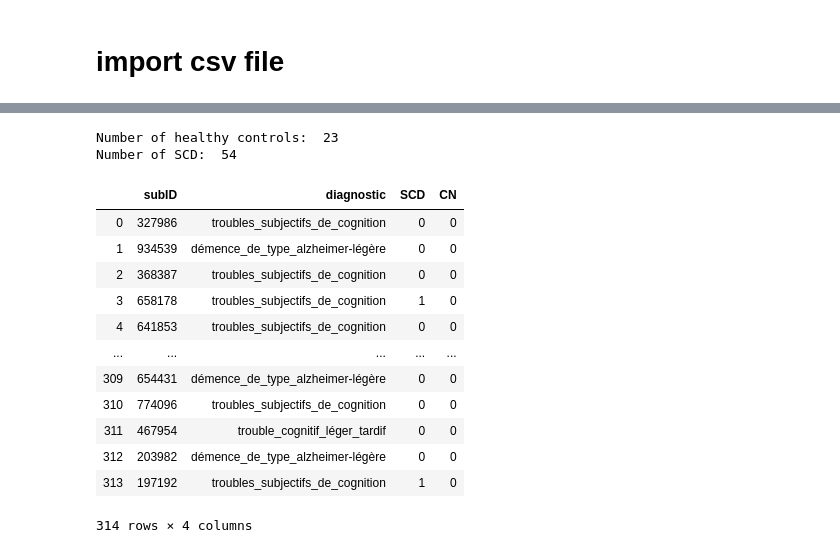
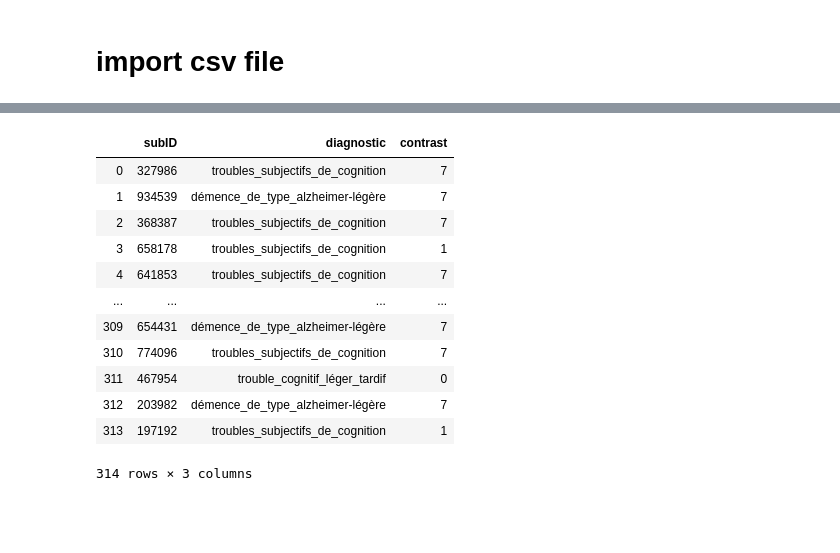
Before and after one commit to SIMEXP/hyperconnectivity_SCI, a Jupyter notebook: second_level_nistats.ipynb, the cells around one changed output, grey strips where cells are left out. Cells and saved outputs as stored; diff of their text form; code cells hidden in the pictures; blank space fills up the shorter version.

```diff
--- a/second_level_nistats.ipynb
+++ b/second_level_nistats.ipynb
@@ -49,36 +53,35 @@ cimaq_diagnostic
 | 313 | 197192 | troubles_subjectifs_de_cognition |
 314 rows × 2 columns
 # %%
-cimaq_diagnostic["SCD"] = 0
-cimaq_diagnostic["CN"] = 0
+
+cimaq_diagnostic["contrast"] = 7
 subjectID_set = set([sub.split("sub")[1].split("_")[0] for sub in nets_rmaps["CER"]])
 for i,r in cimaq_diagnostic.iterrows():
 
     if(str(r["subID"]) in subjectID_set):
+
         if(r["diagnostic"] == "troubles_subjectifs_de_cognition"):
-            cimaq_diagnostic.loc[i,"SCD"] = 1
+            cimaq_diagnostic.loc[i,"contrast"] = 1
         if(r["diagnostic"] == "cognitivement_sain_(cs)"):
-            cimaq_diagnostic.loc[i,"CN"] = 1
+            cimaq_diagnostic.loc[i,"contrast"] = -1
+
+        if("trouble_cognitif_léger" in r["diagnostic"]):
+            cimaq_diagnostic.loc[i,"contrast"] = 0
+
         cimaq_diagnostic.loc[i,"subID"] = str(r["subID"])
 
-
-
-print("Number of healthy controls: ",np.sum(cimaq_diagnostic["CN"]))
-print("Number of SCD: ", np.sum(cimaq_diagnostic["SCD"]))
 cimaq_diagnostic
 # %% [output]
+|  | subID | diagnostic | contrast |
+| 0 | 327986 | troubles_subjectifs_de_cognition | 7 |
+| 1 | 934539 | démence_de_type_alzheimer-légère | 7 |
+| 2 | 368387 | troubles_subjectifs_de_cognition | 7 |
+| 3 | 658178 | troubles_subjectifs_de_cognition | 1 |
+| 4 | 641853 | troubles_subjectifs_de_cognition | 7 |
+| ... | ... | ... | ... |
+| 309 | 654431 | démence_de_type_alzheimer-légère | 7 |
+| 310 | 774096 | troubles_subjectifs_de_cognition | 7 |
+| 311 | 467954 | trouble_cognitif_léger_tardif | 0 |
+| 312 | 203982 | démence_de_type_alzheimer-légère | 7 |
+| 313 | 197192 | troubles_subjectifs_de_cognition | 1 |
-Number of healthy controls:  23
-Number of SCD:  54
+314 rows × 3 columns
-|  | subID | diagnostic | SCD | CN |
-| 0 | 327986 | troubles_subjectifs_de_cognition | 0 | 0 |
-| 1 | 934539 | démence_de_type_alzheimer-légère | 0 | 0 |
-| 2 | 368387 | troubles_subjectifs_de_cognition | 0 | 0 |
-| 3 | 658178 | troubles_subjectifs_de_cognition | 1 | 0 |
-| 4 | 641853 | troubles_subjectifs_de_cognition | 0 | 0 |
-| ... | ... | ... | ... | ... |
-| 309 | 654431 | démence_de_type_alzheimer-légère | 0 | 0 |
-| 310 | 774096 | troubles_subjectifs_de_cognition | 0 | 0 |
-| 311 | 467954 | trouble_cognitif_léger_tardif | 0 | 0 |
-| 312 | 203982 | démence_de_type_alzheimer-légère | 0 | 0 |
-| 313 | 197192 | troubles_subjectifs_de_cognition | 1 | 0 |
-314 rows × 4 columns
```
Also changed, not shown: parts of 13 cells of this notebook.
